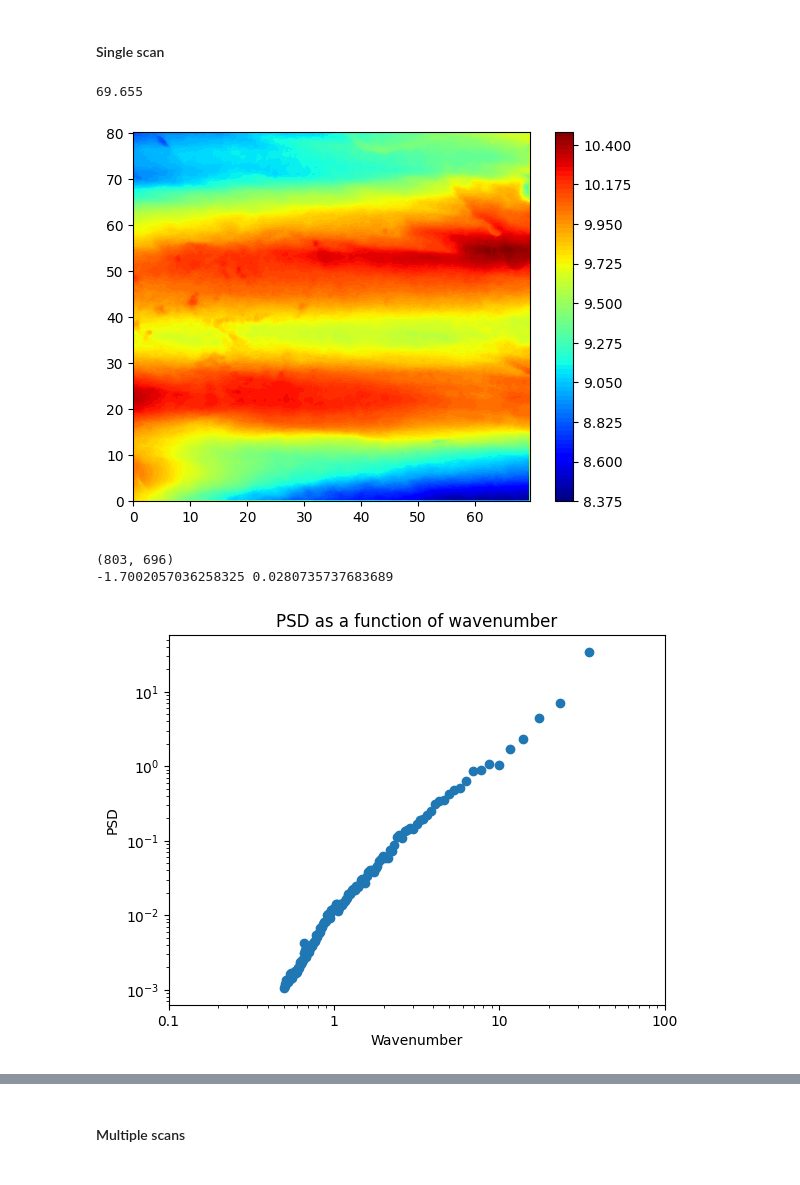
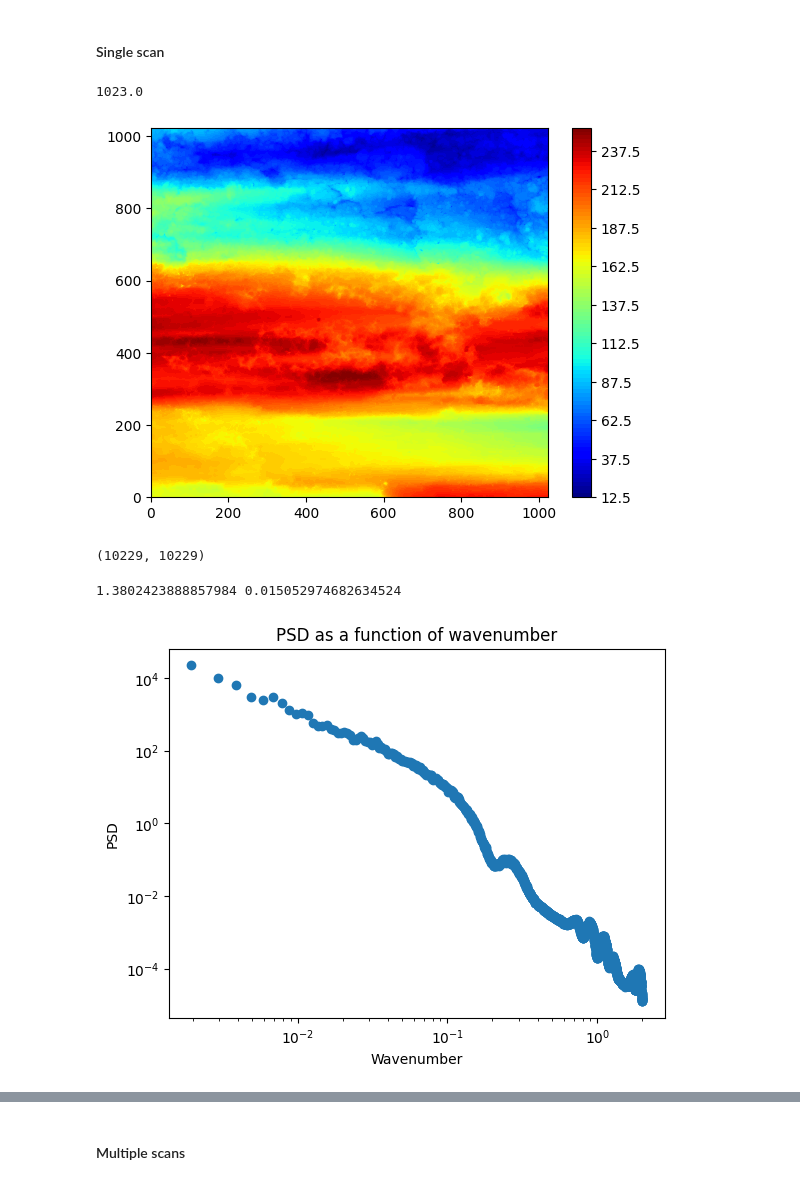
Before and after one commit to LekiYak/mcgill-natural-faults, a Jupyter notebook: src/psd_analysis.ipynb, the cells around one changed output, grey strips where cells are left out. Saved outputs shown, nothing was run; the diff lists cells and outputs as text; code cells hidden in the pictures.

```diff
--- a/src/psd_analysis.ipynb
+++ b/src/psd_analysis.ipynb
@@ -218,6 +218,10 @@ def interpolate_psd(raw_data):
     psd_data = psd_data[1 / wavenumber < (x_length / x_spacing / 2)]
     wavenumber = wavenumber[1 / wavenumber < (x_length / x_spacing / 2)]
 
+    # convert power to mm^3 and wavenumber to mm^-1
+    psd_data = psd_data * (x_spacing * y_spacing)**2
+    wavenumber = wavenumber / x_spacing
+
     return wavenumber, psd_data
 
 
@@ -271,7 +275,7 @@ def plot_psd_log(wavenumber, psd_data):
         plt.yscale('log')
         plt.xlabel('Wavenumber')
         plt.ylabel('PSD')
-        plt.xticks([10**(-1), 10**(-2), 10**(-3)], [1, 10, 100])
+        # plt.xticks([10**(-1), 10**(-2), 10**(-3)], [1, 10, 100])
         plt.title('PSD as a function of wavenumber')
         plt.show()
 # %% [markdown]
@@ -280,23 +284,23 @@ def plot_psd_log(wavenumber, psd_data):
 #### Single scan
 # %%
 # Load data
-path = '../surfaces/JBZQ04/JBZQ04.txt'
+path = '../surfaces/JBZQ05/JBZQ05_275_1_001-txt.txt'
 data = load_data(path)
 
 # Compute
 # a = interpolate(data)
 
 
 wn, ps = interpolate_psd(data)
 
 
-plot_psd_log(1 / wn, ps)
+plot_psd_log(wn, ps)
 # %% [output]
-69.655
+1023.0
-[figure, old version]
+[figure, new version]
-(803, 696)
--1.7002057036258325 0.0280735737683689
+(10229, 10229)
+1.3802423888857984 0.015052974682634524
-[figure, old version]
+[figure, new version]
 # %%
 new_ps = ps[wn > 0.005]
 new_wn = wn[wn > 0.005]
```
Also changed, not shown: parts of 3 cells of this notebook, 8 other files.
